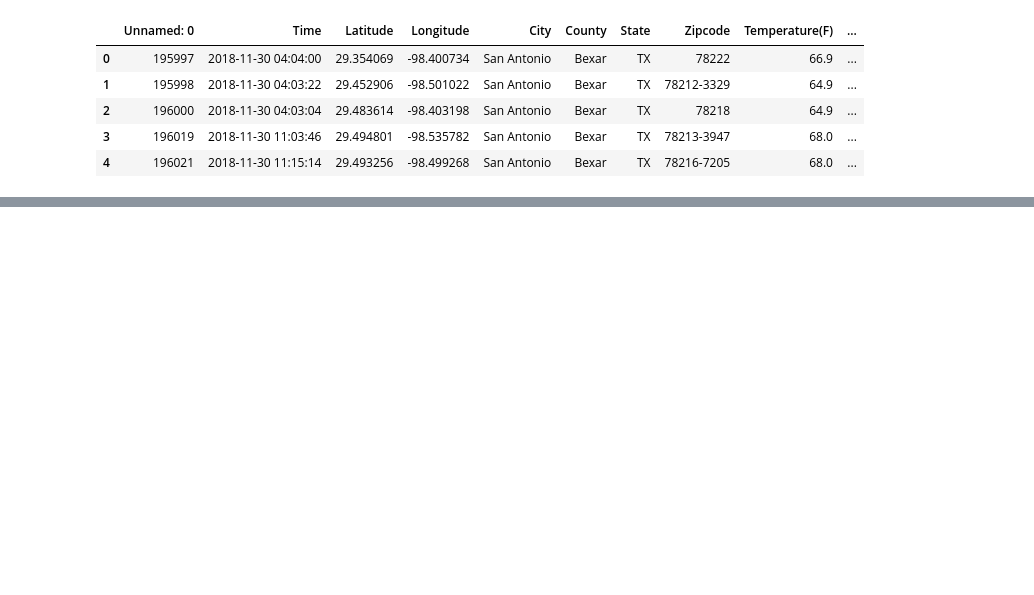
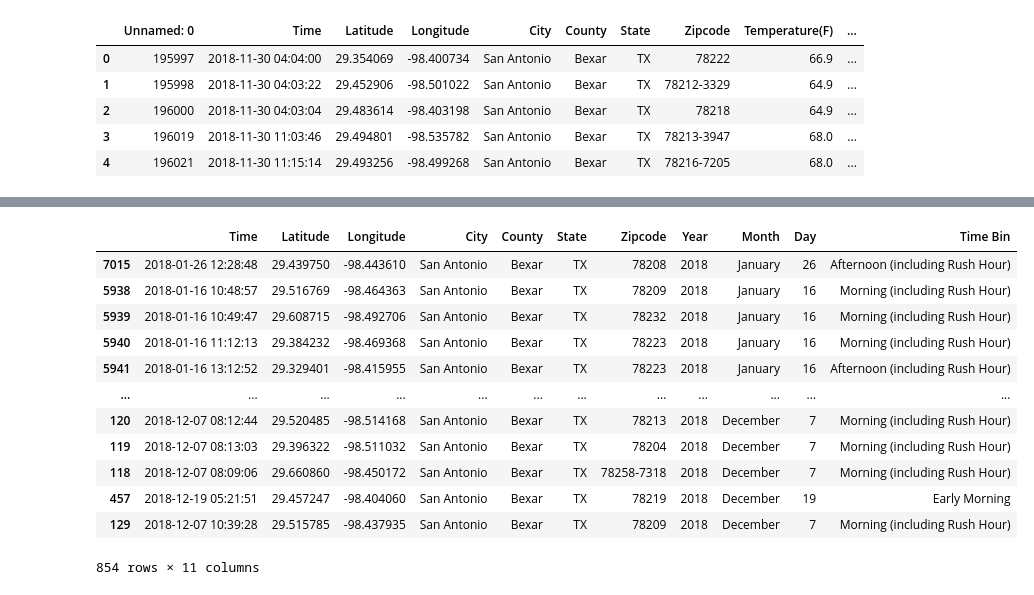
Before and after one commit to Corters22/Traffic_Data_in_San_Antonio, a Jupyter notebook: Question_3/SA_weather_traffic.ipynb, the cells around one changed output, grey strips where cells are left out. Drawn from its saved outputs; the diff is of its cells as text; code cells hidden in the pictures; blank space fills up the shorter version.

```diff
--- a/Question_3/SA_weather_traffic.ipynb
+++ b/Question_3/SA_weather_traffic.ipynb
@@ -17,0 +87,23 @@ texas_accidents_df.head()
+# %%
+bins = [0, 6, 12, 18, 24]
+
+# add custom labels if desired
+labels = ['Early Morning', 'Morning (including Rush Hour)', 'Afternoon (including Rush Hour)', 'Evening']
+
+# add the bins to the dataframe
+sa_df['Time Bin'] = pd.cut(sa_df.Time.dt.hour, bins, labels=labels, right=False)
+sa_df
+# %% [output]
+|  | Time | Latitude | Longitude | City | County | State | Zipcode | Year | Month | Day | Time Bin |
+| 7015 | 2018-01-26 12:28:48 | 29.439750 | -98.443610 | San Antonio | Bexar | TX | 78208 | 2018 | January | 26 | Afternoon (including Rush Hour) |
+| 5938 | 2018-01-16 10:48:57 | 29.516769 | -98.464363 | San Antonio | Bexar | TX | 78209 | 2018 | January | 16 | Morning (including Rush Hour) |
+| 5939 | 2018-01-16 10:49:47 | 29.608715 | -98.492706 | San Antonio | Bexar | TX | 78232 | 2018 | January | 16 | Morning (including Rush Hour) |
+| 5940 | 2018-01-16 11:12:13 | 29.384232 | -98.469368 | San Antonio | Bexar | TX | 78223 | 2018 | January | 16 | Morning (including Rush Hour) |
+| 5941 | 2018-01-16 13:12:52 | 29.329401 | -98.415955 | San Antonio | Bexar | TX | 78223 | 2018 | January | 16 | Afternoon (including Rush Hour) |
+| ... | ... | ... | ... | ... | ... | ... | ... | ... | ... | ... | ... |
+| 120 | 2018-12-07 08:12:44 | 29.520485 | -98.514168 | San Antonio | Bexar | TX | 78213 | 2018 | December | 7 | Morning (including Rush Hour) |
+| 119 | 2018-12-07 08:13:03 | 29.396322 | -98.511032 | San Antonio | Bexar | TX | 78204 | 2018 | December | 7 | Morning (including Rush Hour) |
+| 118 | 2018-12-07 08:09:06 | 29.660860 | -98.450172 | San Antonio | Bexar | TX | 78258-7318 | 2018 | December | 7 | Morning (including Rush Hour) |
+| 457 | 2018-12-19 05:21:51 | 29.457247 | -98.404060 | San Antonio | Bexar | TX | 78219 | 2018 | December | 19 | Early Morning |
+| 129 | 2018-12-07 10:39:28 | 29.515785 | -98.437935 | San Antonio | Bexar | TX | 78209 | 2018 | December | 7 | Morning (including Rush Hour) |
+854 rows × 11 columns
```
Also changed, not shown: parts of 5 cells of this notebook, 5 other files.
